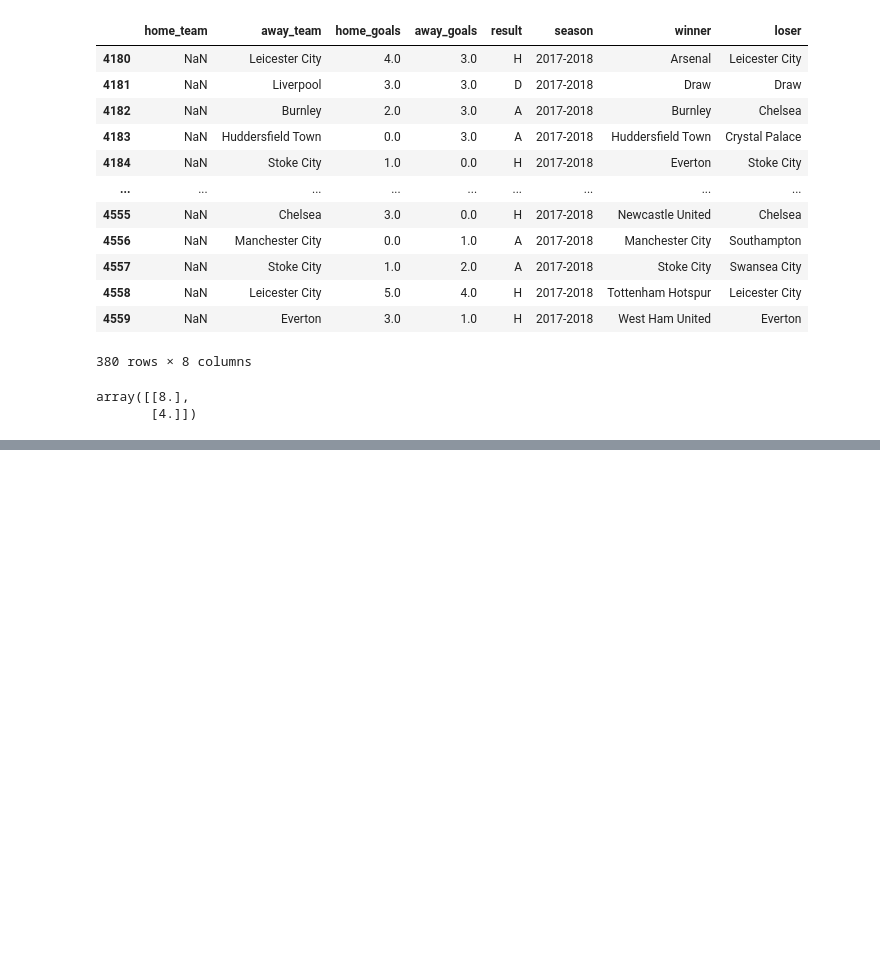
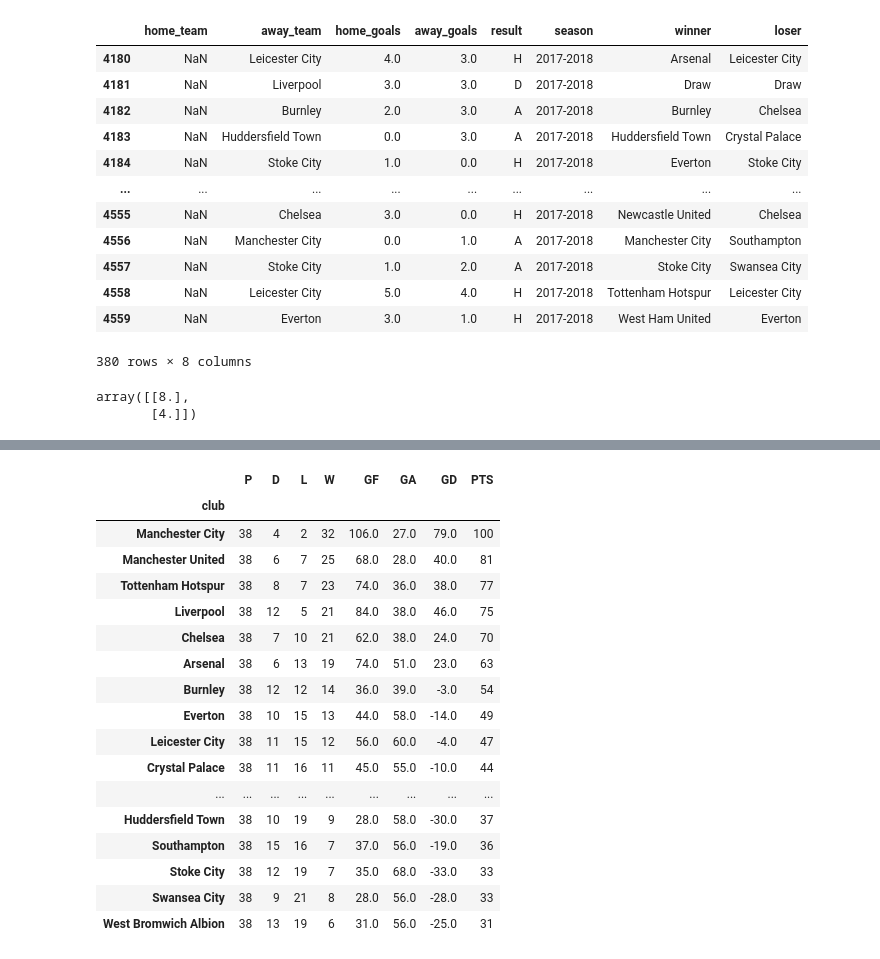
Before and after one commit to TechWithKen/Machine-Learning, a Jupyter notebook: archive/premierleague.ipynb, the cells around one changed output, grey strips where cells are left out. Cells and saved outputs as stored; diff of their text form; code cells hidden in the pictures; blank space fills up the shorter version.

```diff
--- a/archive/premierleague.ipynb
+++ b/archive/premierleague.ipynb
@@ -101,3 +101,11 @@ equation_inverse @ answer.transpose()
 # %% [output]
 array([[8.],
        [4.]])
+# %%
+import pandas as pd
+import numpy as np
+premier_league_result = pd.read_csv("results.csv")
+premier_league_stat = pd.read_csv("stats.csv")
+
+premier_league_result = premier_league_result.loc[premier_league_result["season"].str.contains("2018")]
+premier_league_result
@@ -103,0 +207,3 @@ array([[8.],
+# %%
+final_premier_league["points"] = (final_premier_league["Draw"]*1) + (final_premier_league["Win"]*3)
+final_premier_league.sort_values(by="points", ascending=False)
@@ -103,0 +283,17 @@ array([[8.],
+# %%
+home = premier_league_result[["home_team", "away_goals"]]
+home['club'] = home["home_team"]
+home["goals"] = home["away_goals"]
+
+home = home[["club", "goals"]]
+
+away = premier_league_result[["away_team", "home_goals"]]
+away["club"] = away["away_team"]
+away["goals"] = away["home_goals"]
+
+away = away[["club", "goals"]]
+away
+
+all_goals = pd.concat([home, away],ignore_index=True)
+against_goals = all_goals.pivot_table(index="club", values="goals", aggfunc="sum")
+against_goals
@@ -103,0 +339,34 @@ array([[8.],
+# %%
+league_table = league_table.merge(against_goals, on="club", how="inner")
+# %%
+league_table.rename(columns={"goals":"GA"}, inplace=True)
+league_table = league_table.sort_values(by="PTS", ascending=False)
+
+league_table["GD"] = league_table["GF"] - league_table["GA"]
+remove_col = league_table.columns.tolist()
+
+remove_col.remove("PTS")
+remove_col.append("PTS")
+
+league_table = league_table[remove_col]
+
+league_table
+# %% [output]
+|  | P | D | L | W | GF | GA | GD | PTS |
+| club |  |  |  |  |  |  |  |  |
+| Manchester City | 38 | 4 | 2 | 32 | 106.0 | 27.0 | 79.0 | 100 |
+| Manchester United | 38 | 6 | 7 | 25 | 68.0 | 28.0 | 40.0 | 81 |
+| Tottenham Hotspur | 38 | 8 | 7 | 23 | 74.0 | 36.0 | 38.0 | 77 |
+| Liverpool | 38 | 12 | 5 | 21 | 84.0 | 38.0 | 46.0 | 75 |
+| Chelsea | 38 | 7 | 10 | 21 | 62.0 | 38.0 | 24.0 | 70 |
+| Arsenal | 38 | 6 | 13 | 19 | 74.0 | 51.0 | 23.0 | 63 |
+| Burnley | 38 | 12 | 12 | 14 | 36.0 | 39.0 | -3.0 | 54 |
+| Everton | 38 | 10 | 15 | 13 | 44.0 | 58.0 | -14.0 | 49 |
+| Leicester City | 38 | 11 | 15 | 12 | 56.0 | 60.0 | -4.0 | 47 |
+| Crystal Palace | 38 | 11 | 16 | 11 | 45.0 | 55.0 | -10.0 | 44 |
+| ... | ... | ... | ... | ... | ... | ... | ... | ... |
+| Huddersfield Town | 38 | 10 | 19 | 9 | 28.0 | 58.0 | -30.0 | 37 |
+| Southampton | 38 | 15 | 16 | 7 | 37.0 | 56.0 | -19.0 | 36 |
+| Stoke City | 38 | 12 | 19 | 7 | 35.0 | 68.0 | -33.0 | 33 |
+| Swansea City | 38 | 9 | 21 | 8 | 28.0 | 56.0 | -28.0 | 33 |
+| West Bromwich Albion | 38 | 13 | 19 | 6 | 31.0 | 56.0 | -25.0 | 31 |
```
Also changed, not shown: parts of 9 cells of this notebook, 1 other file.
